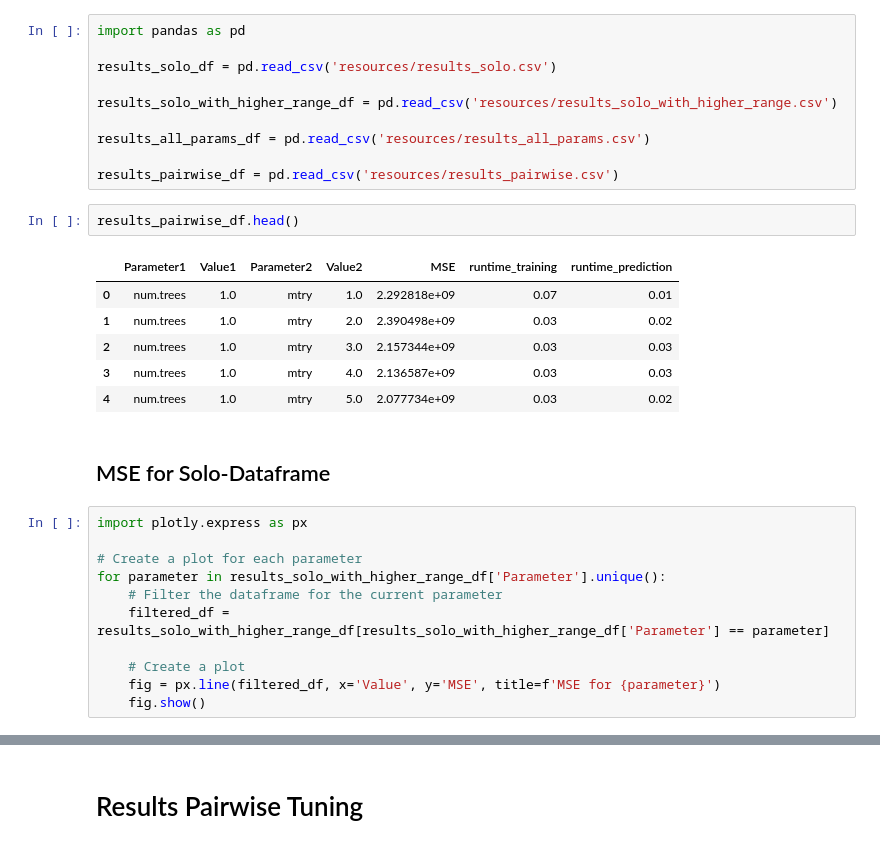
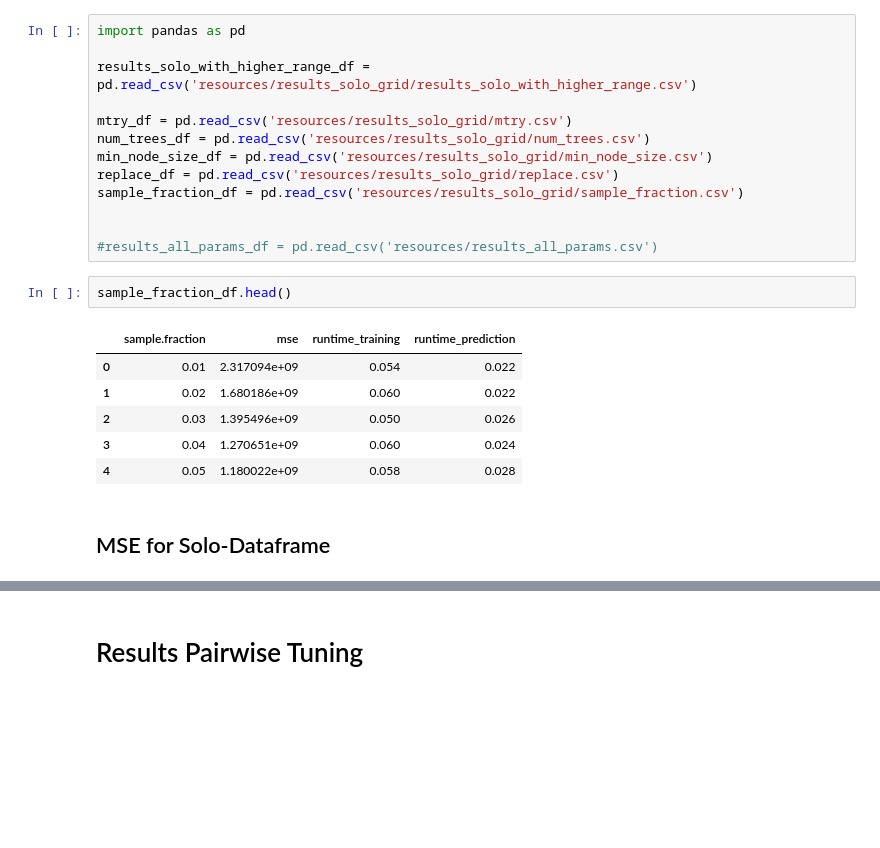
Before and after one commit to TimonKaeppel/tuning_house_prices, a Jupyter notebook: plotting_hyperpiratemeters_.ipynb, the cells around one changed output, grey strips where cells are left out. Drawn from its saved outputs; the diff is of its cells as text; blank space fills up the shorter version.

```diff
--- a/plotting_hyperpiratemeters_.ipynb
+++ b/plotting_hyperpiratemeters_.ipynb
@@ -1,32 +1,24 @@
-# %%
-import pandas as pd
-
-results_solo_df = pd.read_csv('resources/results_solo.csv')
-
-results_solo_with_higher_range_df = pd.read_csv('resources/results_solo_with_higher_range.csv')
-
-results_all_params_df = pd.read_csv('resources/results_all_params.csv')
-
-results_pairwise_df = pd.read_csv('resources/results_pairwise.csv')
+# %%
+import pandas as pd
+
+results_solo_with_higher_range_df = pd.read_csv('resources/results_solo_grid/results_solo_with_higher_range.csv')
+
+mtry_df = pd.read_csv('resources/results_solo_grid/mtry.csv')
+num_trees_df = pd.read_csv('resources/results_solo_grid/num_trees.csv')
+min_node_size_df = pd.read_csv('resources/results_solo_grid/min_node_size.csv')
+replace_df = pd.read_csv('resources/results_solo_grid/replace.csv')
+sample_fraction_df = pd.read_csv('resources/results_solo_grid/sample_fraction.csv')
+
+
+#results_all_params_df = pd.read_csv('resources/results_all_params.csv')
 # %%
-results_pairwise_df.head()
+sample_fraction_df.head()
 # %% [output]
-|  | Parameter1 | Value1 | Parameter2 | Value2 | MSE | runtime_training | runtime_prediction |
-| 0 | num.trees | 1.0 | mtry | 1.0 | 2.292818e+09 | 0.07 | 0.01 |
-| 1 | num.trees | 1.0 | mtry | 2.0 | 2.390498e+09 | 0.03 | 0.02 |
-| 2 | num.trees | 1.0 | mtry | 3.0 | 2.157344e+09 | 0.03 | 0.03 |
-| 3 | num.trees | 1.0 | mtry | 4.0 | 2.136587e+09 | 0.03 | 0.03 |
-| 4 | num.trees | 1.0 | mtry | 5.0 | 2.077734e+09 | 0.03 | 0.02 |
+|  | sample.fraction | mse | runtime_training | runtime_prediction |
+| 0 | 0.01 | 2.317094e+09 | 0.054 | 0.022 |
+| 1 | 0.02 | 1.680186e+09 | 0.060 | 0.022 |
+| 2 | 0.03 | 1.395496e+09 | 0.050 | 0.026 |
+| 3 | 0.04 | 1.270651e+09 | 0.060 | 0.024 |
+| 4 | 0.05 | 1.180022e+09 | 0.058 | 0.028 |
 # %% [markdown]
 ## MSE for Solo-Dataframe
-# %%
-import plotly.express as px
-
-# Create a plot for each parameter
-for parameter in results_solo_with_higher_range_df['Parameter'].unique():
-    # Filter the dataframe for the current parameter
-    filtered_df = results_solo_with_higher_range_df[results_solo_with_higher_range_df['Parameter'] == parameter]
-
-    # Create a plot
-    fig = px.line(filtered_df, x='Value', y='MSE', title=f'MSE for {parameter}')
-    fig.show()
```
Also changed, not shown: parts of 9 cells of this notebook, 2 other files.
